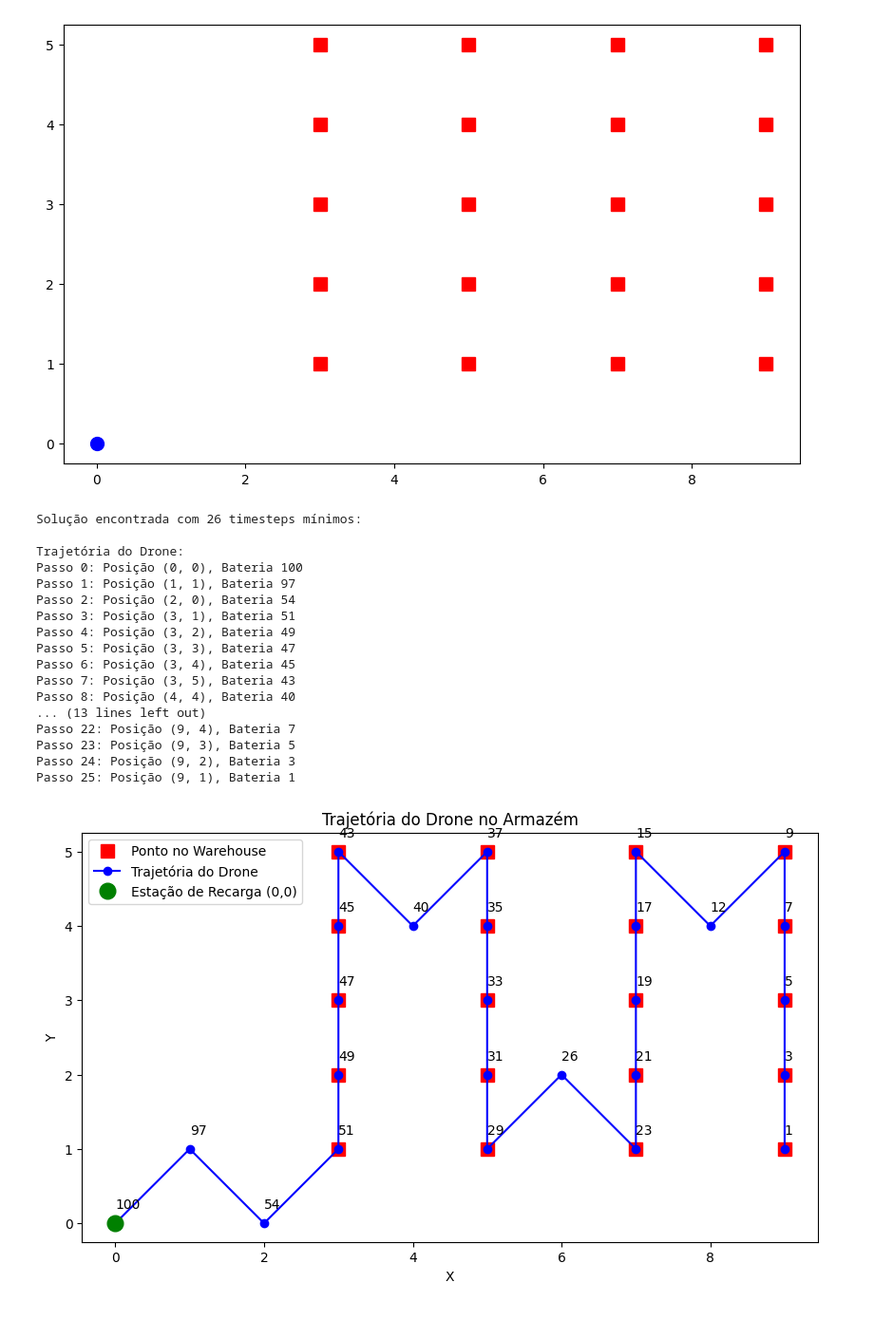
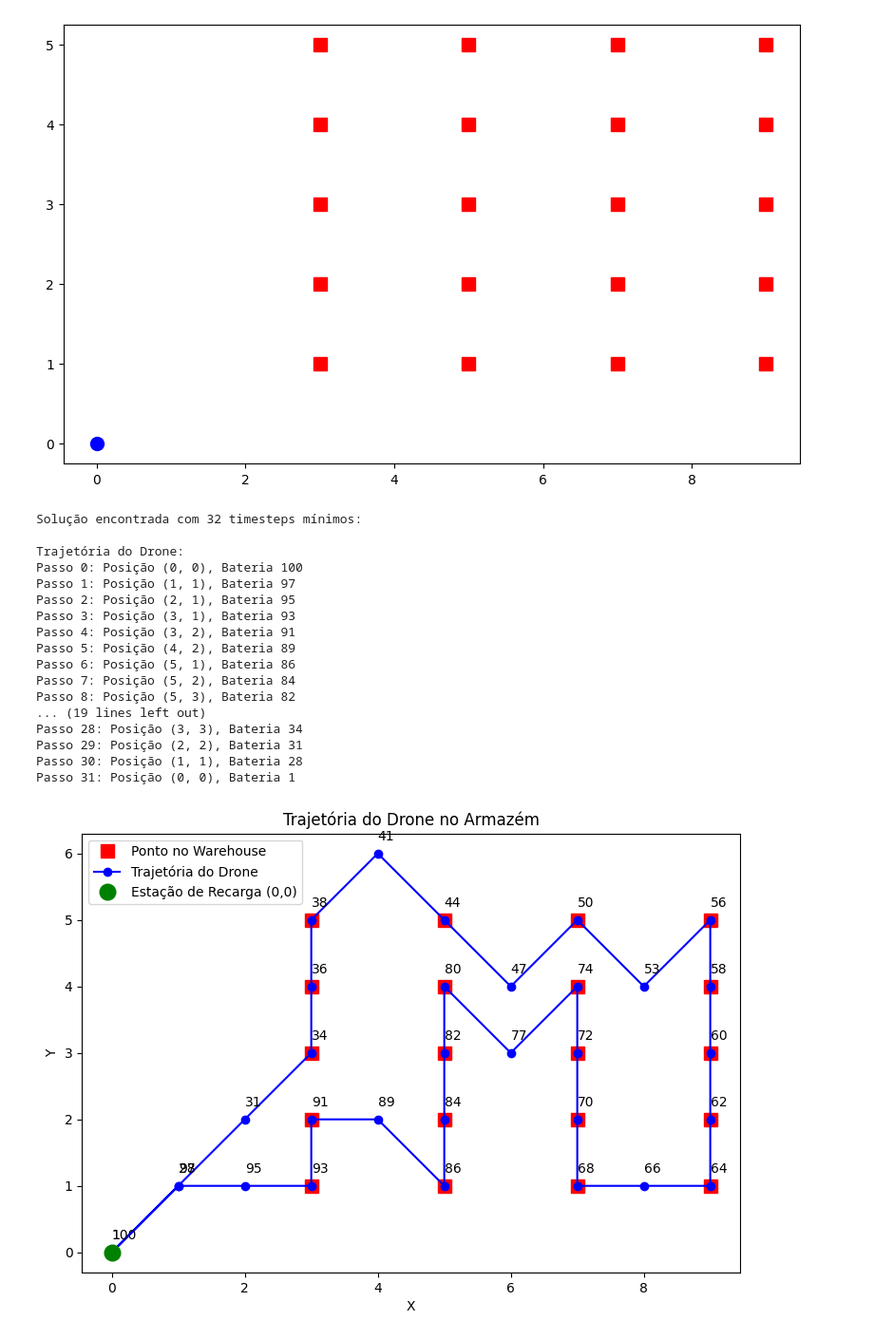
Before and after one commit to Viinario/drone-path-planning-z3, a Jupyter notebook: drone_incorrect_consumption.ipynb, the cells around one changed output. Shown: that part at 95% size. Cells and saved outputs as stored; diff of their text form; code cells hidden in the pictures.

```diff
--- a/drone_incorrect_consumption.ipynb
+++ b/drone_incorrect_consumption.ipynb
@@ -105,11 +105,14 @@ def solve_with_min_timesteps(max_timesteps, bmax, gridx, gridy, warehouse):
                 And(PGx[k] == PGx[k-1], PGy[k] == PGy[k-1], PGx[k] != 0, PGy[k] != 0),
                 Bat[k] == Bat[k-1]
             ))
-            s.add(Implies(And(PGx[k] == 0, PGy[k] == 0), Bat[k] == bmax))
 
         # Cada ponto no warehouse deve ser visitado em algum timestep
         for (x, y) in warehouse:
             s.add(Or([And(PGx[k] == x, PGy[k] == y) for k in range(timesteps)]))
+
+        # Adicionando restrição para que, no último timestep, o drone retorne ao ponto inicial (0,0)
+        s.add(PGx[timesteps - 1] == 0)
+        s.add(PGy[timesteps - 1] == 0)
 
         if s.check() == sat:
             m = s.model()
@@ -141,44 +144,44 @@ if model:
 
     # Visualização da trajetória
     fig, ax = plt.subplots(figsize=(10, 6))
 
     # Plotando os pontos do warehouse
     for i, (x, y) in enumerate(warehouse):
         if i == 0:
             ax.plot(x, y, 'rs', markersize=10, label="Ponto no Warehouse")
         else:
             ax.plot(x, y, 'rs', markersize=10)
 
     # Plotando a trajetória do drone
     ax.plot(pgx_values, pgy_values, 'b-o', label="Trajetória do Drone")
     ax.plot(0, 0, 'go', markersize=12, label="Estação de Recarga (0,0)")
 
     # Adicionando a quantidade de bateria ao lado de cada ponto da trajetória
     for i in range(timesteps):
         ax.text(pgx_values[i], pgy_values[i] + 0.2, f'{bat_values[i]}', fontsize=10)
 
     plt.xlabel("X")
     plt.ylabel("Y")
     plt.title("Trajetória do Drone no Armazém")
     plt.legend()
     ax.set_aspect('equal')
     plt.show()
 # %% [output]
-Solução encontrada com 26 timesteps mínimos:
+Solução encontrada com 32 timesteps mínimos:
 
 Trajetória do Drone:
 Passo 0: Posição (0, 0), Bateria 100
 Passo 1: Posição (1, 1), Bateria 97
-Passo 2: Posição (2, 0), Bateria 54
-Passo 3: Posição (3, 1), Bateria 51
-Passo 4: Posição (3, 2), Bateria 49
-Passo 5: Posição (3, 3), Bateria 47
-Passo 6: Posição (3, 4), Bateria 45
-Passo 7: Posição (3, 5), Bateria 43
-Passo 8: Posição (4, 4), Bateria 40
-... (13 lines left out)
-Passo 22: Posição (9, 4), Bateria 7
-Passo 23: Posição (9, 3), Bateria 5
-Passo 24: Posição (9, 2), Bateria 3
-Passo 25: Posição (9, 1), Bateria 1
+Passo 2: Posição (2, 1), Bateria 95
+Passo 3: Posição (3, 1), Bateria 93
+Passo 4: Posição (3, 2), Bateria 91
+Passo 5: Posição (4, 2), Bateria 89
+Passo 6: Posição (5, 1), Bateria 86
+Passo 7: Posição (5, 2), Bateria 84
+Passo 8: Posição (5, 3), Bateria 82
+... (19 lines left out)
+Passo 28: Posição (3, 3), Bateria 34
+Passo 29: Posição (2, 2), Bateria 31
+Passo 30: Posição (1, 1), Bateria 28
+Passo 31: Posição (0, 0), Bateria 1
-[figure, old version]
+[figure, new version]
```
Also changed, not shown: 2 other files.
